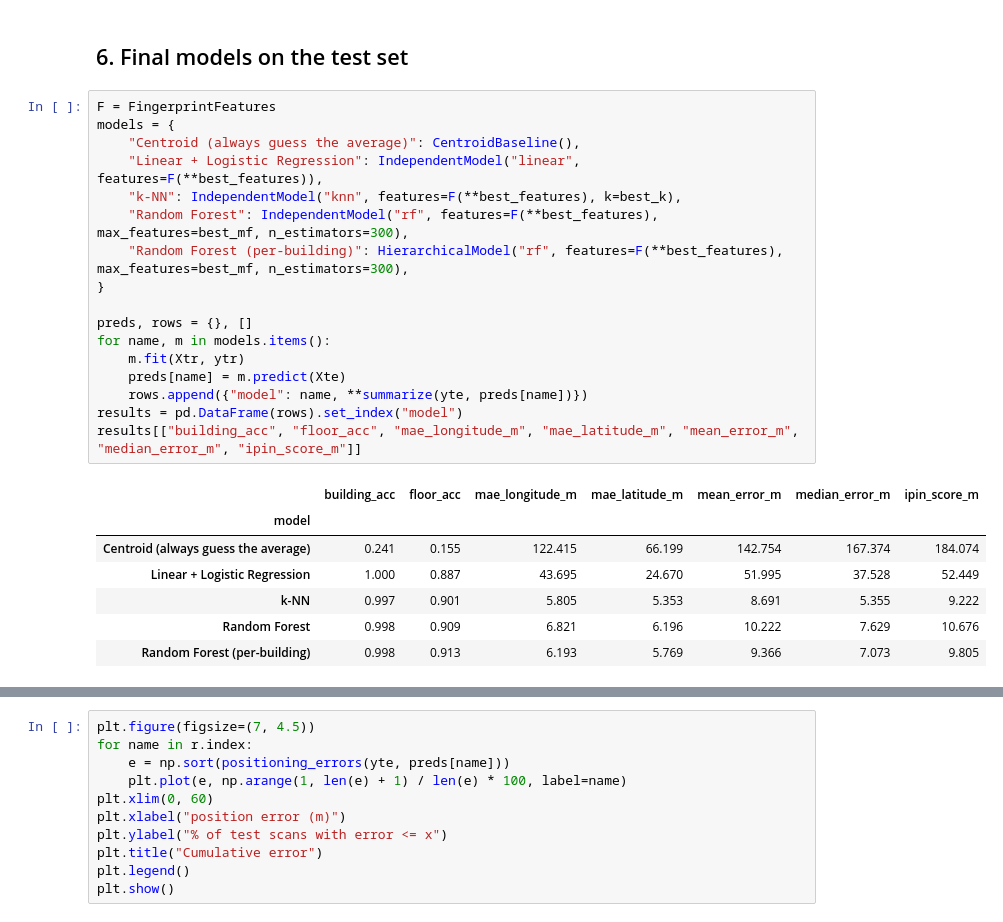
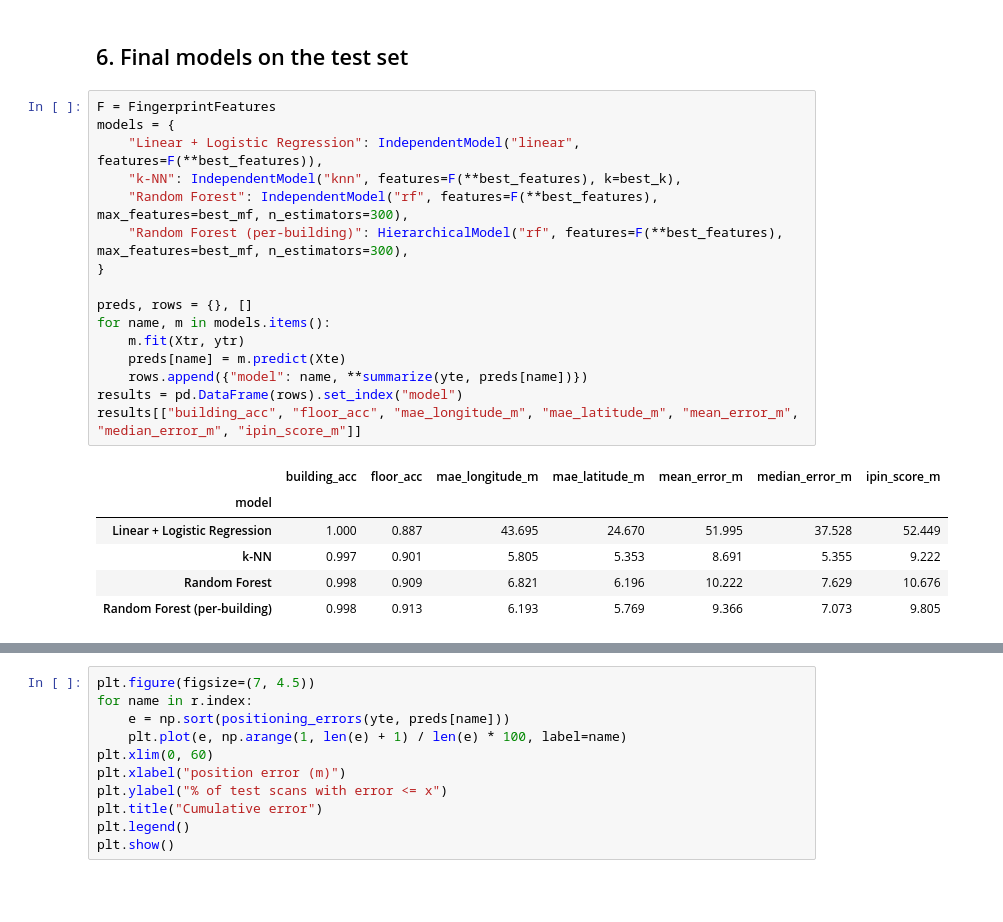
Before and after one commit to rishiraj38/indoor-location-wifi, a Jupyter notebook: notebooks/phase1_ml_baseline.ipynb, the cells around one changed output, grey strips where cells are left out. Saved outputs shown, nothing was run; the diff lists cells and outputs as text; blank space fills up the shorter version.

Commit message:
Remove the centroid baseline
Keep Linear/Logistic Regression, k-NN and Random Forest only.

```diff
--- a/notebooks/phase1_ml_baseline.ipynb
+++ b/notebooks/phase1_ml_baseline.ipynb
@@ -489,24 +489,22 @@ Error drops fast and stops improving after about 100 trees, so 300 is enough.
 # %%
 F = FingerprintFeatures
 models = {
-    "Centroid (always guess the average)": CentroidBaseline(),
     "Linear + Logistic Regression": IndependentModel("linear", features=F(**best_features)),
     "k-NN": IndependentModel("knn", features=F(**best_features), k=best_k),
     "Random Forest": IndependentModel("rf", features=F(**best_features), max_features=best_mf, n_estimators=300),
     "Random Forest (per-building)": HierarchicalModel("rf", features=F(**best_features), max_features=best_mf, n_estimators=300),
 }
 
 preds, rows = {}, []
 for name, m in models.items():
     m.fit(Xtr, ytr)
     preds[name] = m.predict(Xte)
     rows.append({"model": name, **summarize(yte, preds[name])})
 results = pd.DataFrame(rows).set_index("model")
 results[["building_acc", "floor_acc", "mae_longitude_m", "mae_latitude_m", "mean_error_m", "median_error_m", "ipin_score_m"]]
 # %% [output]
 |  | building_acc | floor_acc | mae_longitude_m | mae_latitude_m | mean_error_m | median_error_m | ipin_score_m |
 | model |  |  |  |  |  |  |  |
-| Centroid (always guess the average) | 0.241 | 0.155 | 122.415 | 66.199 | 142.754 | 167.374 | 184.074 |
 | Linear + Logistic Regression | 1.000 | 0.887 | 43.695 | 24.670 | 51.995 | 37.528 | 52.449 |
 | k-NN | 0.997 | 0.901 | 5.805 | 5.353 | 8.691 | 5.355 | 9.222 |
 | Random Forest | 0.998 | 0.909 | 6.821 | 6.196 | 10.222 | 7.629 | 10.676 |
```
Also changed, not shown: parts of 2 cells of this notebook, 9 other files.
